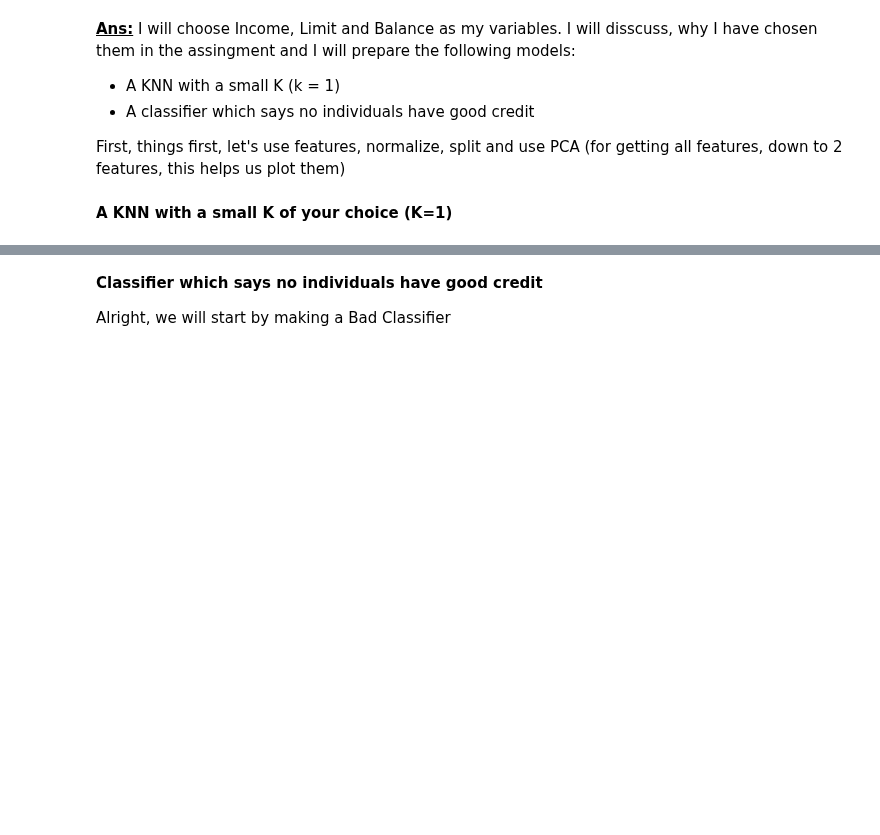
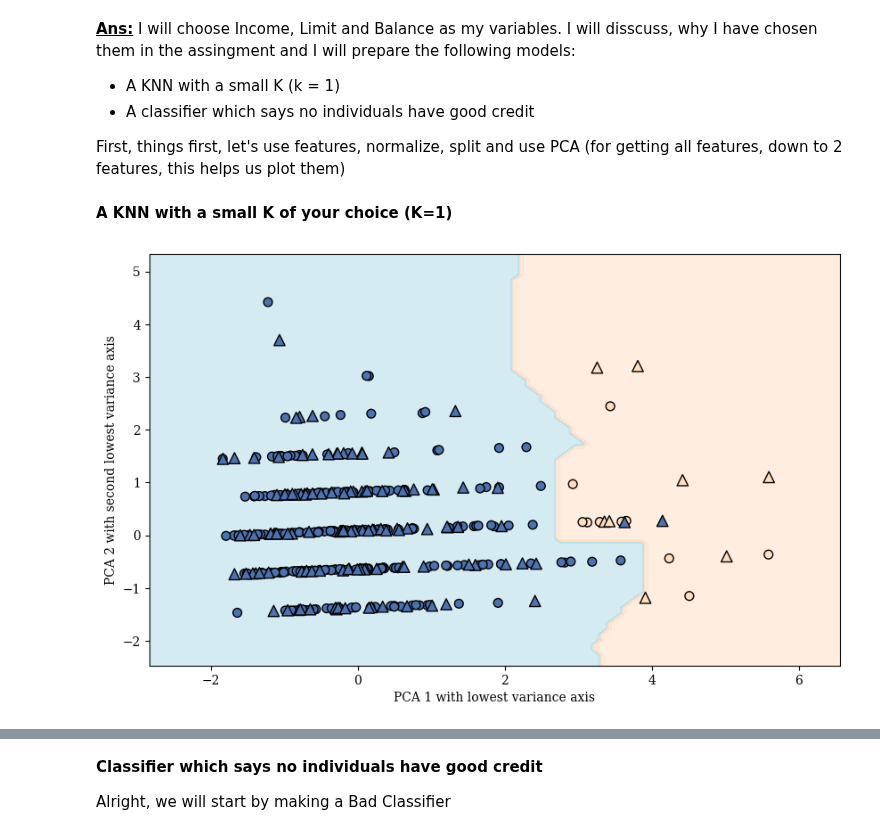
Before and after one commit to speedcoder107/CSCI-4521-class, a Jupyter notebook: HW/HW_1/HW_1.ipynb, the cells around one changed output, grey strips where cells are left out. Saved outputs shown, nothing was run; the diff lists cells and outputs as text; code cells hidden in the pictures; blank space fills up the shorter version.

```diff
--- a/HW/HW_1/HW_1.ipynb
+++ b/HW/HW_1/HW_1.ipynb
@@ -96,35 +96,54 @@ X_train, X_test, y_train, y_test = train_test_split(X, y, test_size=0.33)
+# %%
+# classify predict if an individual has a good credit rating given using Limit and Income as features using small value of k in this case we use k=1
+features = ['Income', 'Limit', 'Cards']
+X = df[features].values
+y = df['Rating_Category'].values
+
+# Normalize the data using z-score normalization
+X_mean = X.mean(axis=0)
+X_std = X.std(axis=0)
+X = (X - X_mean) / X_std
+
+# # Split the data into training and testing sets
+X_train, X_test, y_train, y_test = train_test_split(X, y, test_size=0.33)
+
+pca = PCA(n_components=2)
+X_train_pca = pca.fit_transform(X_train)
+X_test_pca = pca.transform(X_test)
 # %% [markdown]
 **A KNN with a small K of your choice (K=1)**
 # %%
-# knn = KNeighborsClassifier(n_neighbors=1)
-# knn.fit(X_train_pca, y_train)
+knn = KNeighborsClassifier(n_neighbors=1)
+knn.fit(X_train_pca, y_train)
 
-# h = 0.1  # step size in the mesh
-# x_min, x_max = X_train_pca[:, 0].min() - 1, X_train_pca[:, 0].max() + 1
-# y_min, y_max = X_train_pca[:, 1].min() - 1, X_train_pca[:, 1].max() + 1
-# xx, yy = np.meshgrid(np.arange(x_min, x_max, h), np.arange(y_min, y_max, h))
-# Z = knn.predict(np.c_[xx.ravel(), yy.ravel()])
-# Z = Z.reshape(xx.shape)
+h = 0.1  # step size in the mesh
+x_min, x_max = X_train_pca[:, 0].min() - 1, X_train_pca[:, 0].max() + 1
+y_min, y_max = X_train_pca[:, 1].min() - 1, X_train_pca[:, 1].max() + 1
+xx, yy = np.meshgrid(np.arange(x_min, x_max, h), np.arange(y_min, y_max, h))
+Z = knn.predict(np.c_[xx.ravel(), yy.ravel()])
+Z = Z.reshape(xx.shape)
 
-# cmap_light = ListedColormap(['#ADD8E6', '#FFDDC1'])  # Light colors for the meshgrid
-# cmap_bold  = ListedColormap(['#4c72b0', '#FFDDC1'])  # Bold colors for the data points
+cmap_light = ListedColormap(['#ADD8E6', '#FFDDC1'])  # Light colors for the meshgrid
+cmap_bold  = ListedColormap(['#4c72b0', '#FFDDC1'])  # Bold colors for the data points
 
-# plt.rcParams["mathtext.fontset"] = "cm"  # Uses Computer Modern (LaTeX default font)
-# plt.rcParams["font.family"] = "serif"  # Sets a serif font
+plt.rcParams["mathtext.fontset"] = "cm"  # Uses Computer Modern (LaTeX default font)
+plt.rcParams["font.family"] = "serif"  # Sets a serif font
 
-# plt.figure(figsize=(10, 6))
-# plt.contourf(xx, yy, Z, cmap=cmap_light, alpha=0.5)
-# # Plot the training data points (using circles)
-# plt.scatter(X_train_pca[:, 0], X_train_pca[:, 1],
-#             c=y_train, cmap=cmap_bold, edgecolor='k',
-#             s=50, marker='o', label='Training Data')
-# # Plot the test data points (using triangles)
-# plt.scatter(X_test_pca[:, 0], X_test_pca[:, 1],
-#             c=y_test, cmap=cmap_bold, edgecolor='k',
-#             s=80, marker='^', label='Test Data')
-# plt.xlabel('PCA 1 with lowest variance axis')
-# plt.ylabel('PCA 2 with second lowest variance axis')
-# plt.xlim(xx.min(), xx.max())
-# plt.ylim(yy.min(), yy.max())
-# plt.show()
+plt.figure(figsize=(10, 6))
+plt.contourf(xx, yy, Z, cmap=cmap_light, alpha=0.5)
+# Plot the training data points (using circles)
+plt.scatter(X_train_pca[:, 0], X_train_pca[:, 1],
+            c=y_train, cmap=cmap_bold, edgecolor='k',
+            s=50, marker='o', label='Training Data')
+# Plot the test data points (using triangles)
+plt.scatter(X_test_pca[:, 0], X_test_pca[:, 1],
+            c=y_test, cmap=cmap_bold, edgecolor='k',
+            s=80, marker='^', label='Test Data')
+plt.xlabel('PCA 1 with lowest variance axis')
+plt.ylabel('PCA 2 with second lowest variance axis')
+plt.xlim(xx.min(), xx.max())
+plt.ylim(yy.min(), yy.max())
+plt.show()
+# %% [output]
+[figure, added]
 # %%
```
Also changed, not shown: parts of 5 cells of this notebook.
